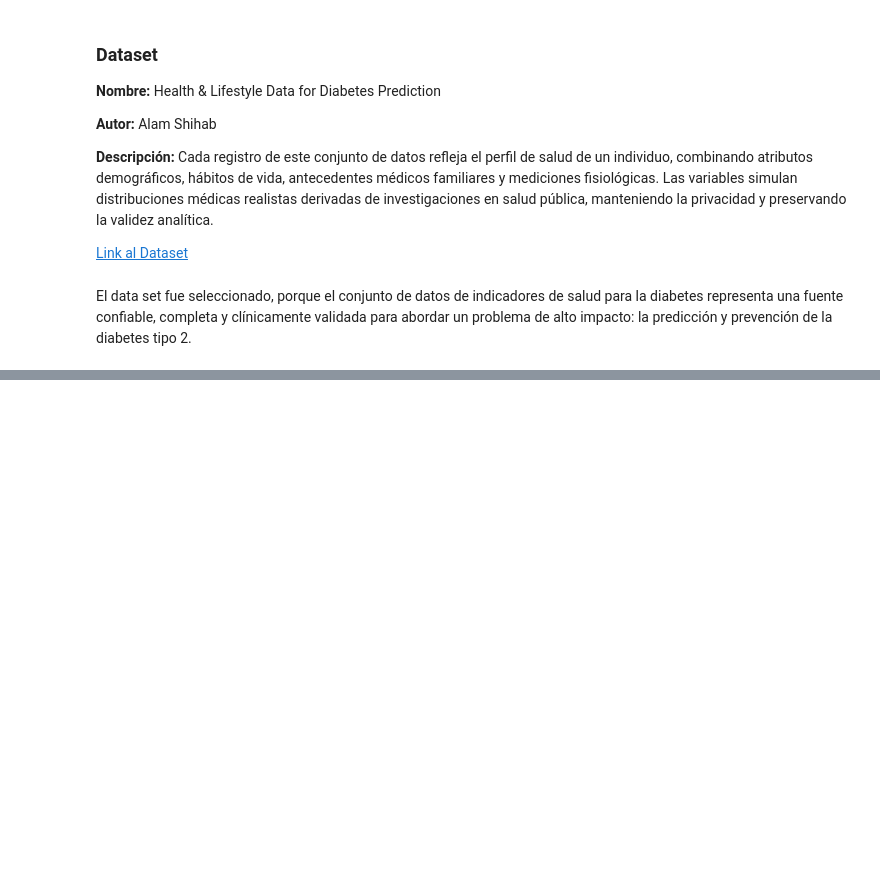
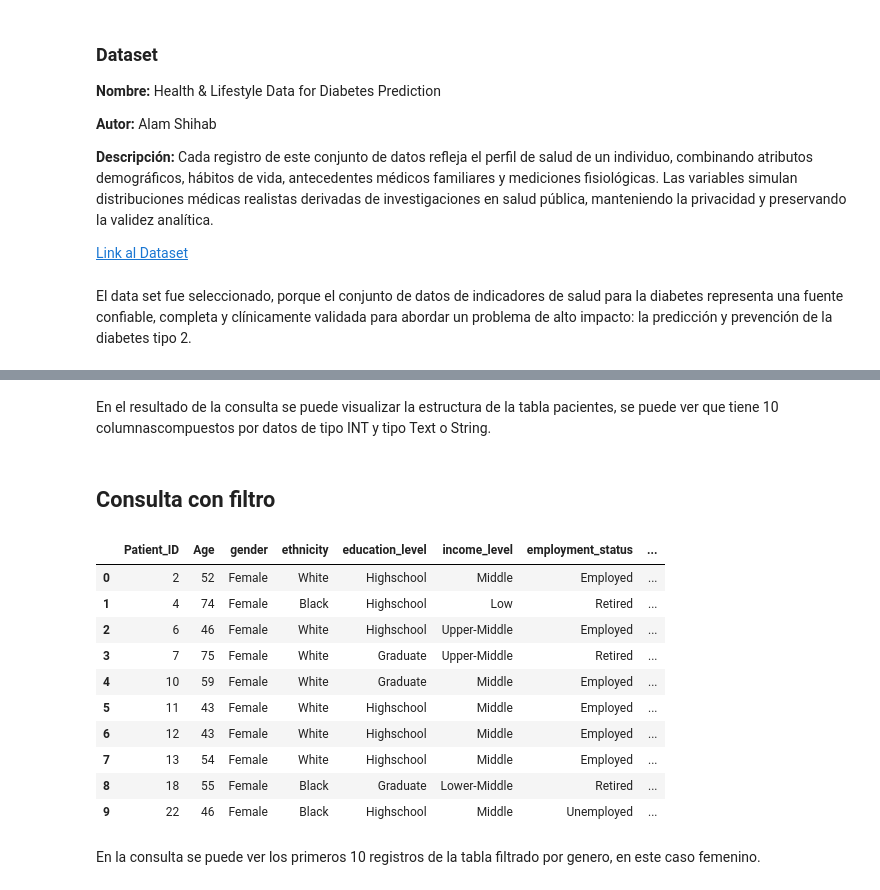
Before and after one commit to maycolvasquez-iud/Bigdata_20252, a Jupyter notebook: Vasquez_Maycol_Actividad_1.ipynb, the cells around one changed output, grey strips where cells are left out. Cells and saved outputs as stored; diff of their text form; code cells hidden in the pictures; blank space fills up the shorter version.

```diff
--- a/Vasquez_Maycol_Actividad_1.ipynb
+++ b/Vasquez_Maycol_Actividad_1.ipynb
@@ -38,0 +207,38 @@ Link a gráfico: https://dbdiagram.io/d/690ecad26735e11170d17020
+# %% [markdown]
+En el resultado de la consulta se puede visualizar la estructura de la tabla pacientes, se puede ver que tiene 10 columnascompuestos por datos de tipo INT y tipo Text o String.
+# %% [markdown]
+## Consulta con filtro
+# %%
+import sqlite3
+import pandas as pd
+
+conn = sqlite3.connect('diabetes_database.db')
+cursor = conn.cursor()
+
+# Example query to filter by gender
+cursor.execute("SELECT * FROM Patients WHERE gender = 'Female' LIMIT 10")
+filtered_patients = cursor.fetchall()
+
+# Get column names from cursor description
+column_names = [description[0] for description in cursor.description]
+
+# Create a pandas DataFrame for better display
+filtered_patients_df = pd.DataFrame(filtered_patients, columns=column_names)
+
+display(filtered_patients_df)
+
+conn.close()
+# %% [output]
+|  | Patient_ID | Age | gender | ethnicity | education_level | income_level | employment_status | ... |
+| 0 | 2 | 52 | Female | White | Highschool | Middle | Employed | ... |
+| 1 | 4 | 74 | Female | Black | Highschool | Low | Retired | ... |
+| 2 | 6 | 46 | Female | White | Highschool | Upper-Middle | Employed | ... |
+| 3 | 7 | 75 | Female | White | Graduate | Upper-Middle | Retired | ... |
+| 4 | 10 | 59 | Female | White | Graduate | Middle | Employed | ... |
+| 5 | 11 | 43 | Female | White | Highschool | Middle | Employed | ... |
+| 6 | 12 | 43 | Female | White | Highschool | Middle | Employed | ... |
+| 7 | 13 | 54 | Female | White | Highschool | Middle | Employed | ... |
+| 8 | 18 | 55 | Female | Black | Graduate | Lower-Middle | Retired | ... |
+| 9 | 22 | 46 | Female | Black | Highschool | Middle | Unemployed | ... |
+# %% [markdown]
+En la consulta se puede ver los primeros 10 registros de la tabla filtrado por genero, en este caso femenino.
```
Also changed, not shown: parts of 15 cells of this notebook, 1 other file.
